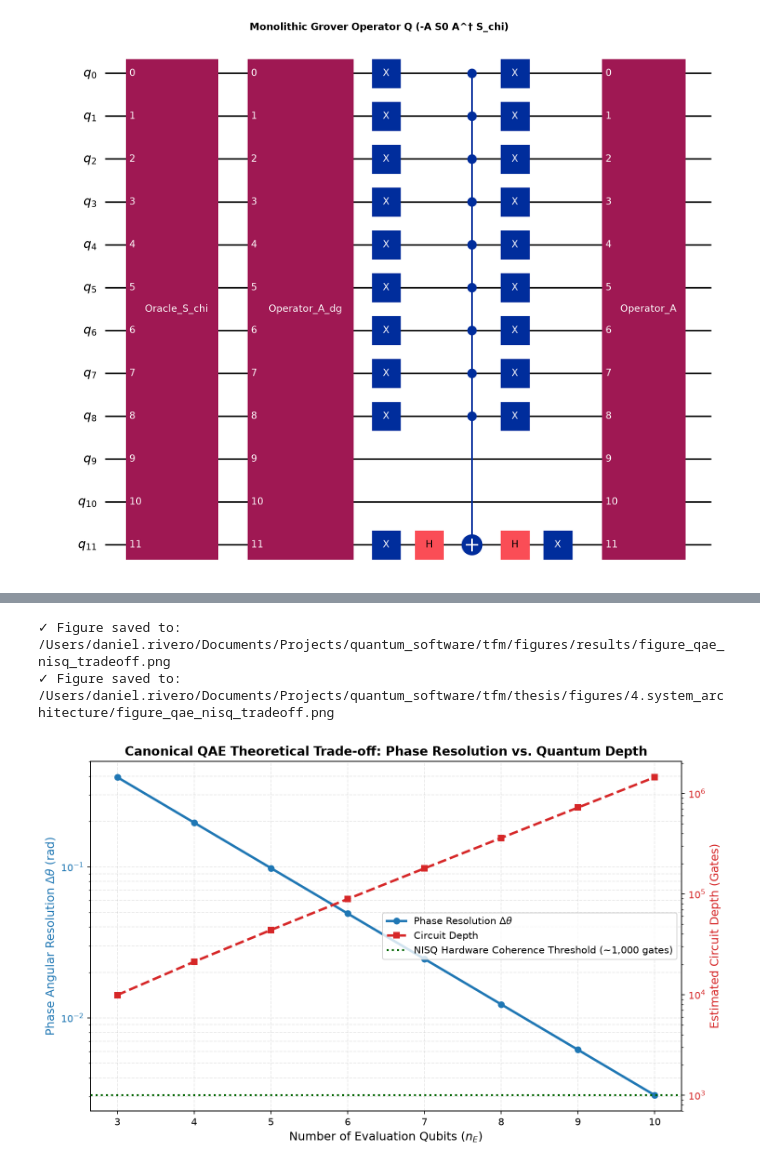
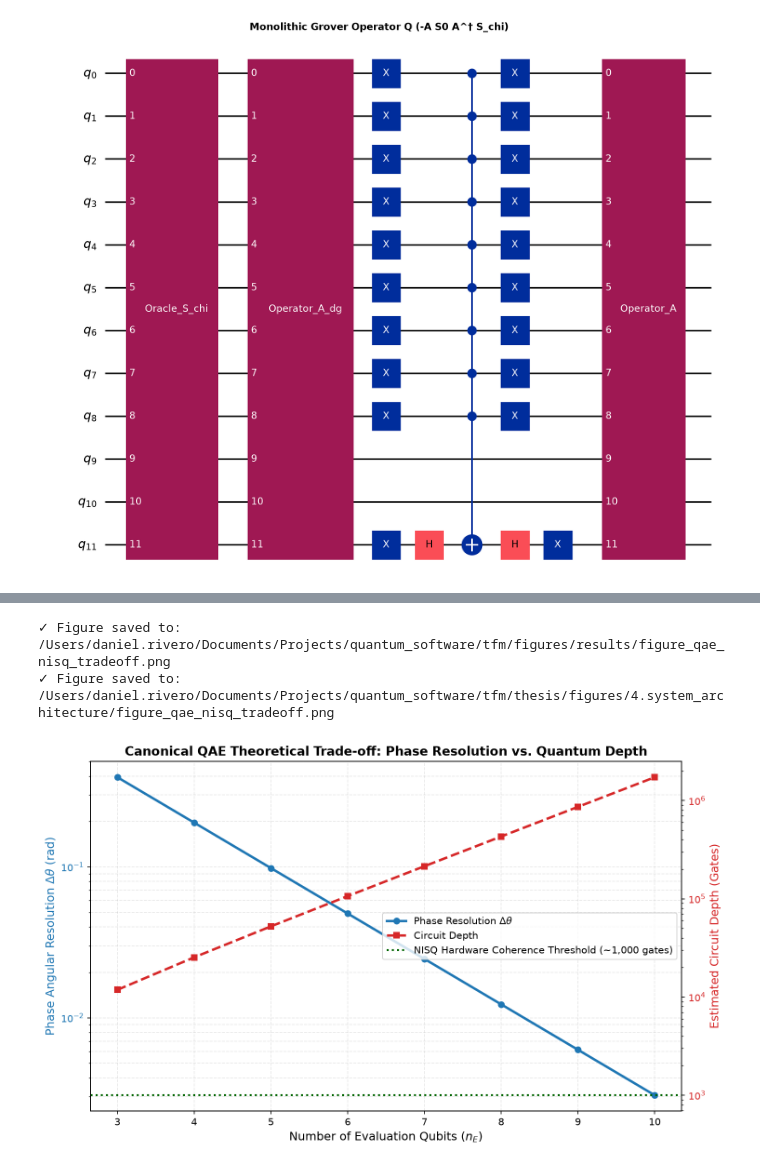
Before and after one commit to danielriverolosa/quantum-bayesian-inference-astrobiology, a Jupyter notebook: src/chapter_4_quantum/02_QAE_Ideal_Simulation.ipynb, the cells around one changed output, grey strips where cells are left out. Saved outputs shown, nothing was run; the diff lists cells and outputs as text; code cells hidden in the pictures.

```diff
--- a/src/chapter_4_quantum/02_QAE_Ideal_Simulation.ipynb
+++ b/src/chapter_4_quantum/02_QAE_Ideal_Simulation.ipynb
@@ -318,30 +326,36 @@ The master circuit connects the three quantum registers:
 # %%
-def synthesize_full_qae(qc, Q_gate, eval_reg, state_reg, ancilla_reg, class_reg):
-    """Assembles the full QAE circuit with controlled cascade and IQFT."""
+def synthesize_full_qae(qc, A_gate, Q_gate, eval_reg, state_reg, ancilla_reg, class_reg):
+    """Assembles the full QAE circuit with state prep, controlled cascade and IQFT."""
+    target_qubits = list(state_reg) + list(ancilla_reg)
+
+    # 1. State preparation on target registers: |Psi> = A |0>
+    qc.append(A_gate, target_qubits)
+
+    # 2. Equal superposition on evaluation register
     num_eval = eval_reg.size
     for i in range(num_eval):
         qc.h(eval_reg[i])
 
-    target_qubits = list(state_reg) + list(ancilla_reg)
+    # 3. Controlled-Grover power cascade: C-Q^(2^j)
     c_Q_gate = Q_gate.control(1)
-
     for j in range(num_eval):
         iterations = 2 ** j
         for _ in range(iterations):
             qc.append(c_Q_gate, [eval_reg[j]] + target_qubits)
 
-    iqft_circuit = QFT(num_qubits=num_eval, approximation_degree=0, do_swaps=True, inverse=True)
-    qc.append(iqft_circuit.to_gate(), eval_reg)
+    # 4. Inverse Quantum Fourier Transform (IQFT)
+    iqft_gate = QFTGate(num_qubits=num_eval).inverse()
+    qc.append(iqft_gate, eval_reg)
     qc.measure(eval_reg, class_reg)
     return qc
 
-synthesize_full_qae(master_circuit, Q_gate, reg_E, reg_S, reg_A, reg_C)
+synthesize_full_qae(master_circuit, A_gate, Q_gate, reg_E, reg_S, reg_A, reg_C)
 print(f"✓ Master circuit assembled. Abstract depth: {master_circuit.depth()}")
 
 # Graphical Visualization of the Master QAE Circuit
 print("Generating high-level graphical visualization of the QAE Master Circuit...")
 fig_master = master_circuit.draw('mpl', style='iqp', fold=35)
-plt.title("Complete Canonical QAE Master Circuit (H^⊗nE + C-Q^2^j + IQFT + Measurement)", fontsize=13, pad=12, fontweight='bold')
+plt.title("Complete Canonical QAE Master Circuit (A + H^⊗nE + C-Q^2^j + IQFT + Measurement)", fontsize=13, pad=12, fontweight='bold')
 plt.tight_layout()
 export_figure(fig_master, [
     os.path.join('figures', 'circuits', 'circuit_qae_master.png'),
@@ -352,7 +366,7 @@ plt.show()
 
 # Transpilation
 print("\nTranspiling master circuit for AerSimulator (native gate decomposition)...")
-compiled_circuit = transpile(master_circuit, ideal_backend, optimization_level=1)
+compiled_circuit = transpile(master_circuit, ideal_backend, optimization_level=1, seed_transpiler=GLOBAL_SEED)
 print(f"✓ Compiled circuit depth          : {compiled_circuit.depth():,}")
 print(f"✓ Total compiled elementary gates : {compiled_circuit.size():,}")
 # %% [output]
@@ -492,7 +502,8 @@ This motivates modern alternatives such as **Iterative Quantum Amplitude Estimat
 n_E_range = np.arange(3, 11)
 angular_resolution = np.pi / (2 ** n_E_range)
 grover_iterations = (2 ** n_E_range) - 1
-approx_circuit_depth = grover_iterations * 1415
+single_grover_depth = compiled_circuit.depth() // 31
+approx_circuit_depth = grover_iterations * single_grover_depth
 
 fig, ax1 = plt.subplots(figsize=(10, 6))
 
@@ -500,34 +511,34 @@ color_res = 'tab:blue'
 ax1.set_xlabel(r'Number of Evaluation Qubits ($n_E$)', fontsize=12)
 ax1.set_ylabel(r'Phase Angular Resolution $\Delta \theta$ (rad)', color=color_res, fontsize=12)
 line1 = ax1.plot(n_E_range, angular_resolution, color=color_res, marker='o', lw=2.5, label=r'Phase Resolution $\Delta \theta$')
 ax1.tick_params(axis='y', labelcolor=color_res)
 ax1.set_yscale('log')
 ax1.grid(True, which="both", ls="--", alpha=0.3)
 
 ax2 = ax1.twinx()
 color_depth = 'tab:red'
 ax2.set_ylabel('Estimated Circuit Depth (Gates)', color=color_depth, fontsize=12)
 line2 = ax2.plot(n_E_range, approx_circuit_depth, color=color_depth, marker='s', lw=2.5, linestyle='--', label='Circuit Depth')
 ax2.tick_params(axis='y', labelcolor=color_depth)
 ax2.set_yscale('log')
 
 ax2.axhline(y=1000, color='darkgreen', linestyle=':', lw=2, label='NISQ Hardware Coherence Threshold (~1,000 gates)')
 
 lines = line1 + line2 + [ax2.get_lines()[-1]]
 labels = [l.get_label() for l in lines]
 ax1.legend(lines, labels, loc='center right', frameon=True, fontsize=10)
 
 plt.title('Canonical QAE Theoretical Trade-off: Phase Resolution vs. Quantum Depth', fontsize=13, fontweight='bold')
 plt.tight_layout()
 export_figure(fig, [
     os.path.join('figures', 'results', 'figure_qae_nisq_tradeoff.png'),
     os.path.join('thesis', 'figures', '4.system_architecture', 'figure_qae_nisq_tradeoff.png')
 ], dpi=300)
 plt.show()
 # %% [output]
 ✓ Figure saved to: /Users/daniel.rivero/Documents/Projects/quantum_software/tfm/figures/results/figure_qae_nisq_tradeoff.png
 ✓ Figure saved to: /Users/daniel.rivero/Documents/Projects/quantum_software/tfm/thesis/figures/4.system_architecture/figure_qae_nisq_tradeoff.png
-[figure, old version]
+[figure, new version]
 # %% [markdown]
 ## 8. Monograph Conclusions for Section 4.3
 
```
Also changed, not shown: parts of 15 cells of this notebook, 19 other files.
